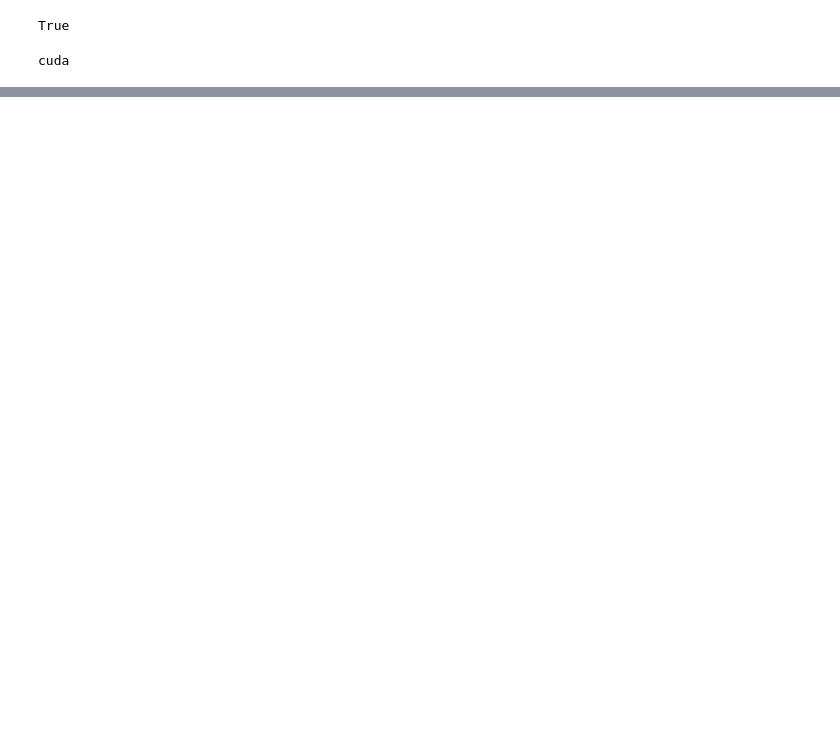
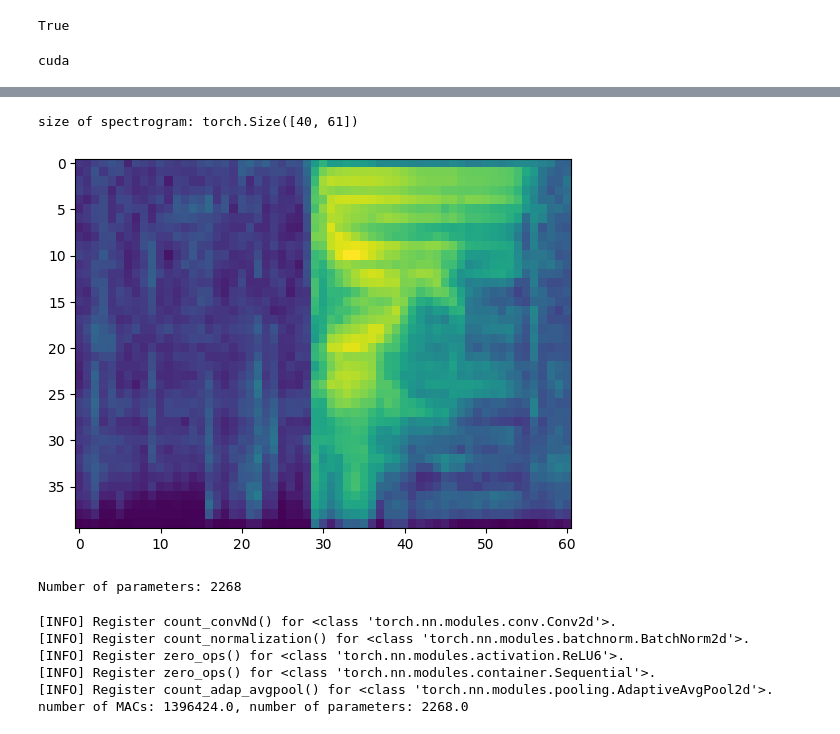
Before and after one commit to chae-sy/kws_BCresnet, a Jupyter notebook: kws94.ipynb, the cells around one changed output, grey strips where cells are left out. Saved outputs shown, nothing was run; the diff lists cells and outputs as text; code cells hidden in the pictures; blank space fills up the shorter version.

```diff
--- a/kws94.ipynb
+++ b/kws94.ipynb
@@ -190,21 +209,24 @@ plt.plot(waveform.t().numpy());
 # %%
 # spectrogram 변환
 def sp_transform(waveform):
 
   waveform = waveform.cpu()
 
-  spectrogram_transform = torchaudio.transforms.MelSpectrogram(sample_rate = 16000, win_length = 480, n_fft = 480, hop_length = 160, n_mels = 40)
+  spectrogram_transform = torchaudio.transforms.MelSpectrogram(sample_rate = 16000, win_length = 512, n_fft = 512, hop_length = 256, n_mels = 40, center=False)
   spectrogram = spectrogram_transform(waveform)
   epsilon = 1e-6
   spectrogram = spectrogram + epsilon
   spectrogram = spectrogram.log2()
 
   spectrogram = spectrogram.to(device)
   return spectrogram
 
 sp = sp_transform(waveform)[0]
 plt.imshow(sp.cpu().numpy(), aspect='auto')
 print("size of spectrogram: {:}".format(sp.shape))
+# %% [output]
+size of spectrogram: torch.Size([40, 61])
+[figure, added]
 # %%
 #데이터 길이 맞춰주기 위해 padding
 def pad_sequence(batch):
@@ -484,18 +506,23 @@ class SubSpectralNorm(nn.Module):
             x = x.contiguous()
         return x
 # %%
-def count_parameters(model):
-    return sum(p.numel() for p in model.parameters() if p.requires_grad)
+
 num_kw=len(keywords)
 model=BCResNets(base_c=8, num_classes=num_kw+2)
 model.to("cuda")
-
-n = count_parameters(model)
-print(f"Number of parameters: {n}")
+# %% [output]
+Number of parameters: 2268
 # %%
 from thop import profile
-input = torch.randn(1, 1, 40, 101).to(device)
+input = torch.randn(1, 1, 40, 61).to(device)
 macs, params = profile(model, inputs=(input, ))
-print(macs, params)
+print("number of MACs: {:}, number of parameters: {:}".format(macs, params))
+# %% [output]
+[INFO] Register count_convNd() for <class 'torch.nn.modules.conv.Conv2d'>.
+[INFO] Register count_normalization() for <class 'torch.nn.modules.batchnorm.BatchNorm2d'>.
+[INFO] Register zero_ops() for <class 'torch.nn.modules.activation.ReLU6'>.
+[INFO] Register zero_ops() for <class 'torch.nn.modules.container.Sequential'>.
+[INFO] Register count_adap_avgpool() for <class 'torch.nn.modules.pooling.AdaptiveAvgPool2d'>.
+number of MACs: 1396424.0, number of parameters: 2268.0
 # %%
 print(model)
```
Also changed, not shown: parts of 10 cells of this notebook.
